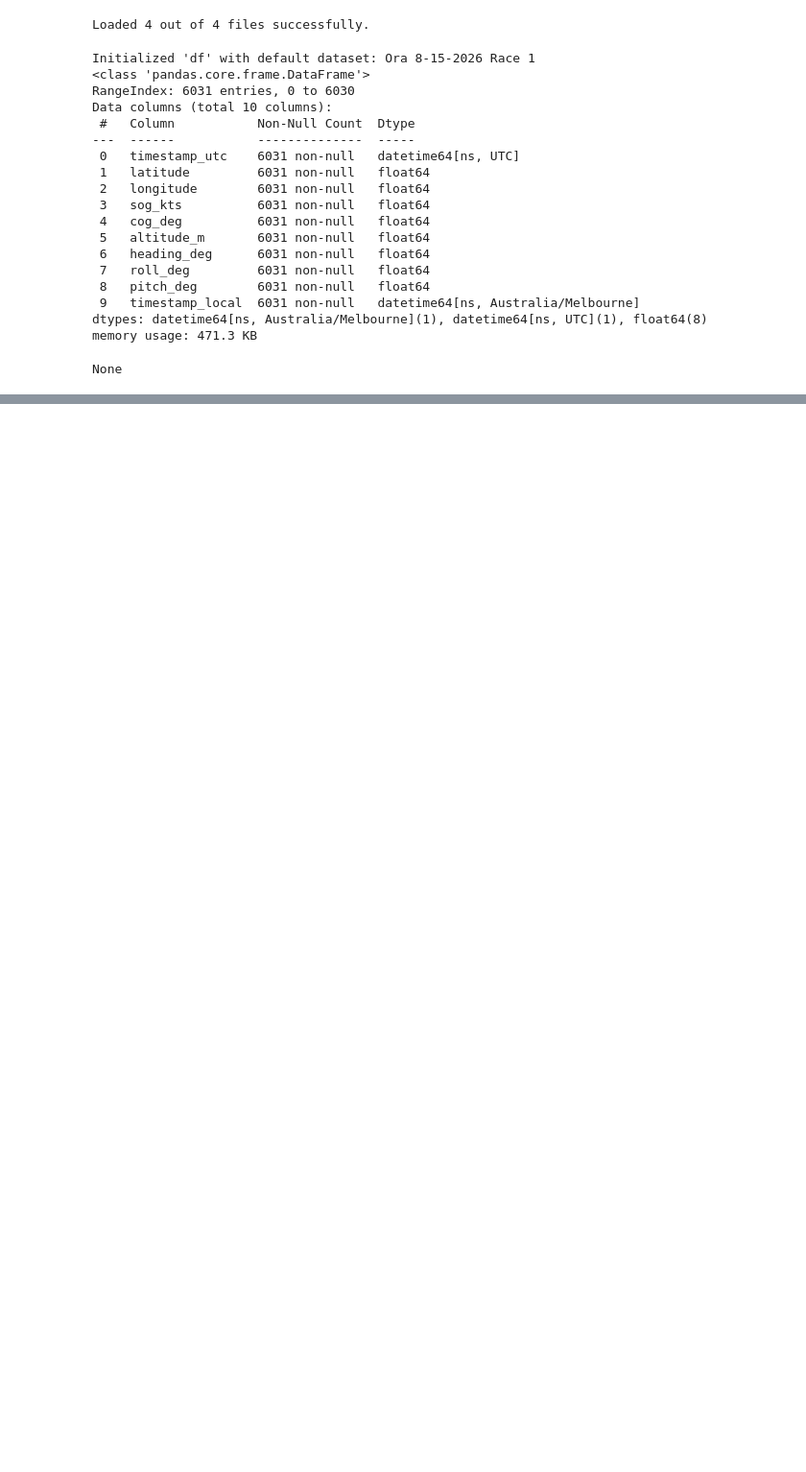
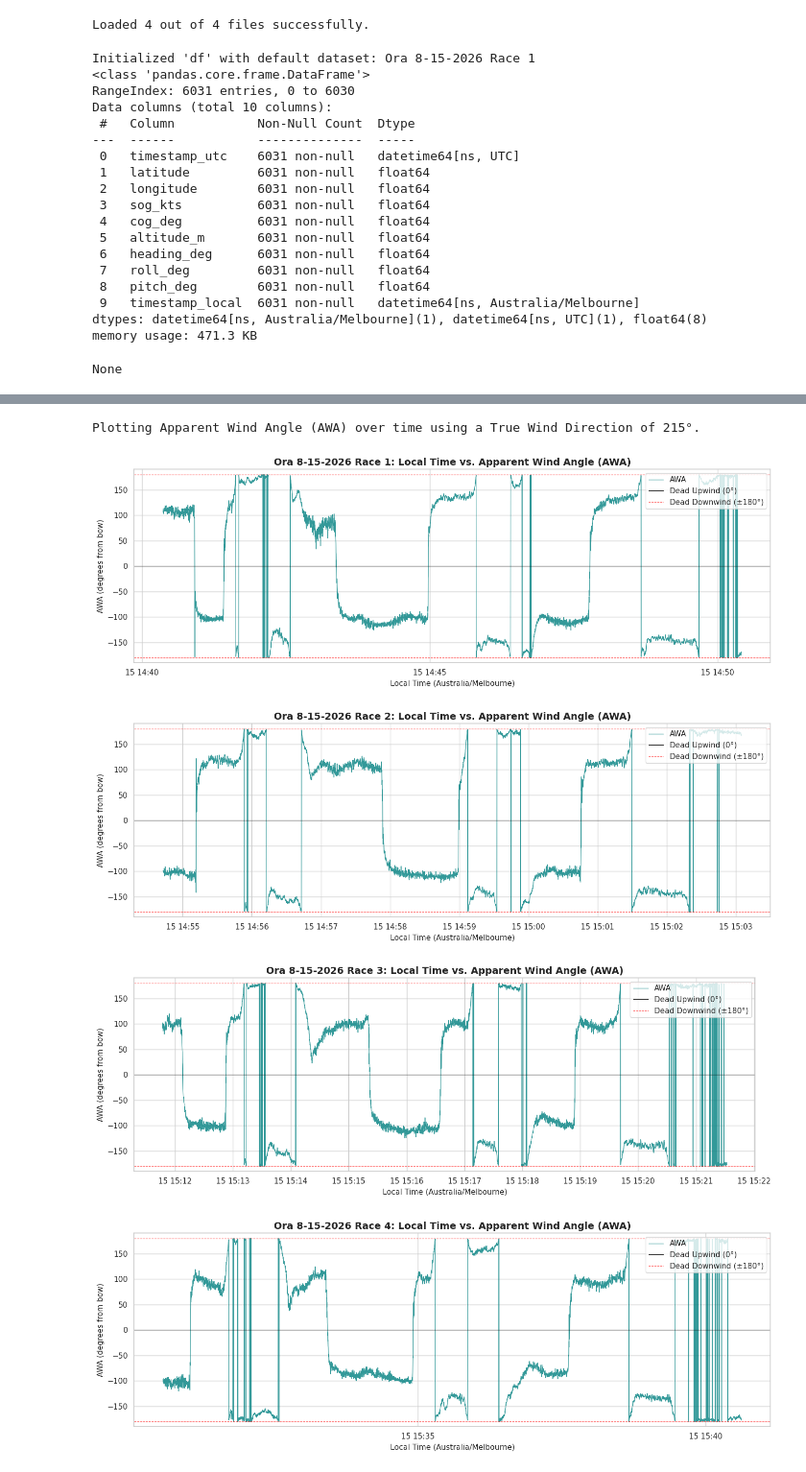
Before and after one commit to nedw0003/MMA3001_Sailing_Performance_Analysis, a Jupyter notebook: MMA3001_Sailing_Performance_Analysis.ipynb, the cells around one changed output, grey strips where cells are left out. Shown at 96% size. Cells and saved outputs as stored; diff of their text form; code cells hidden in the pictures; blank space fills up the shorter version.

Commit message:
Implement wind direction estimation and TWA classification

```diff
--- a/MMA3001_Sailing_Performance_Analysis.ipynb
+++ b/MMA3001_Sailing_Performance_Analysis.ipynb
@@ -198,0 +376,69 @@ None
+# %%
+import matplotlib.pyplot as plt
+import seaborn as sns
+import numpy as np
+
+# Ensure we have race data loaded
+if 'race_data' not in globals() or not race_data:
+    print("Error: 'race_data' is not initialized or empty. Please run the loading cell first.")
+else:
+    # Set styling
+    sns.set_theme(style="whitegrid")
+
+    # Use the manual wind direction provided earlier (default to 217 degrees if not set)
+    twd = globals().get('manual_wind_direction', 217.0)
+
+    print(f"Plotting Apparent Wind Angle (AWA) over time using a True Wind Direction of {twd}°.\n")
+
+    for race_name, df_race in race_data.items():
+        # Create a working copy of the race dataframe to avoid modifying the raw data
+        df_plot = df_race.copy()
+
+        # 1. Convert True Wind Direction (TWD) to radians
+        twd_rad = np.radians(twd)
+
+        # 2. Extract wind speed (default to 4.7 knots if not set)
+        tws = globals().get('manual_wind_speed', 4.7)
+
+        # 3. Compute vector components
+        Vt_x = tws * np.sin(twd_rad)
+        Vt_y = tws * np.cos(twd_rad)
+
+        cog_rad = np.radians(df_plot['cog_deg'])
+        Vb_x = df_plot['sog_kts'] * np.sin(cog_rad)
+        Vb_y = df_plot['sog_kts'] * np.cos(cog_rad)
+
+        Va_x = Vt_x - Vb_x
+        Va_y = Vt_y - Vb_y
+
+        # 4. Apparent Wind Direction (AWD) relative to North
+        df_plot['awd_deg'] = np.degrees(np.arctan2(Va_x, Va_y))
+        df_plot['awd_deg'] = (df_plot['awd_deg'] + 360) % 360
+
+        # 5. Apparent Wind Angle (AWA) relative to heading
+        df_plot['awa_deg'] = df_plot['awd_deg'] - df_plot['heading_deg']
+        df_plot['awa_deg'] = (df_plot['awa_deg'] + 180) % 360 - 180
+
+        # 6. Generate Plot
+        plt.figure(figsize=(14, 5))
+        plt.plot(df_plot['timestamp_local'], df_plot['awa_deg'], label='AWA', color='teal', alpha=0.8, linewidth=1)
+
+        plt.title(f"{race_name}: Local Time vs. Apparent Wind Angle (AWA)", fontsize=14, fontweight='bold')
+        plt.xlabel("Local Time (Australia/Melbourne)", fontsize=11)
+        plt.ylabel("AWA (degrees from bow)", fontsize=11)
+
+        # Mark upwind/downwind regions
+        plt.axhline(0, color='black', linestyle='-', linewidth=0.8, label='Dead Upwind (0°)')
+        plt.axhline(180, color='red', linestyle='--', linewidth=0.8)
+        plt.axhline(-180, color='red', linestyle='--', linewidth=0.8, label='Dead Downwind (±180°)')
+
+        plt.ylim(-190, 190)
+        plt.legend(loc='upper right')
+        plt.tight_layout()
+        plt.show()
+# %% [output]
+Plotting Apparent Wind Angle (AWA) over time using a True Wind Direction of 215°.
+[figure, added]
+[figure, added]
+[figure, added]
+[figure, added]
```
Also changed, not shown: parts of 6 cells of this notebook.
